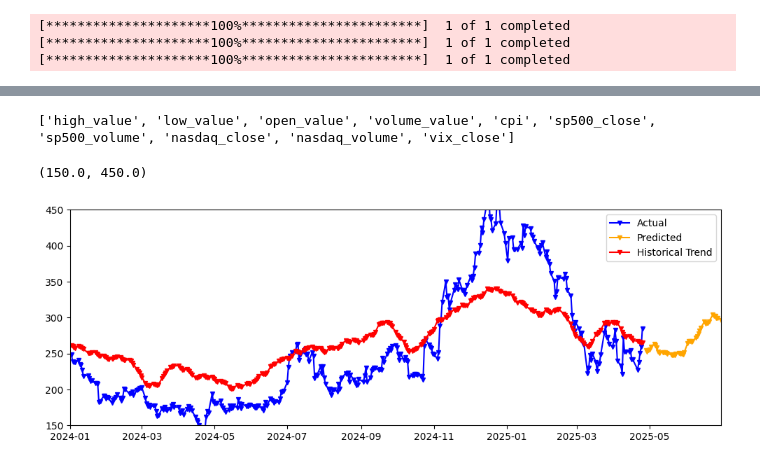
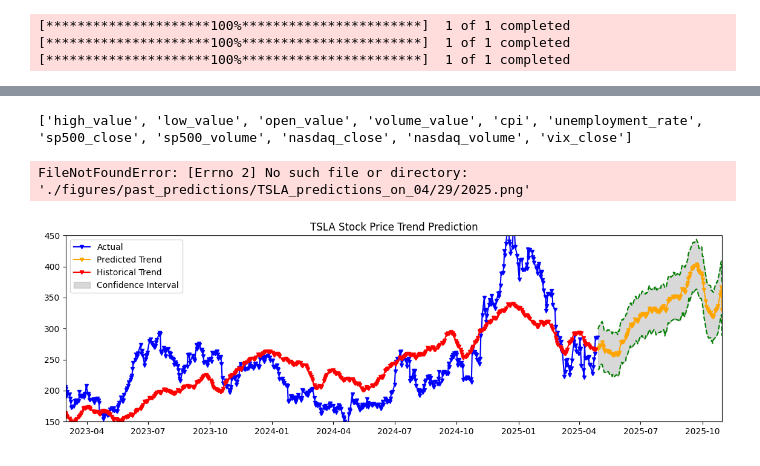
Before and after one commit to truongbnguyen88/stocks_forecasting, a Jupyter notebook: TSLA_forecasting_main.ipynb, the cells around one changed output, grey strips where cells are left out. Saved outputs shown, nothing was run; the diff lists cells and outputs as text; code cells hidden in the pictures.

Commit message:
update code: add unemployment rate and CPI data to strengthen forecasts

```diff
--- a/TSLA_forecasting_main.ipynb
+++ b/TSLA_forecasting_main.ipynb
@@ -23,9 +23,13 @@ with open('inputs.yml', 'r') as file:
 # Access specific inputs
 start_dt = inputs['params']['start_dt']
 split_dt = inputs['params']['split_dt']
+real_fc_start_dt = inputs['params']['real_fc_start_dt']
+real_fc_end_dt = inputs['params']['real_fc_end_dt']
 
 print(f"Start date: {start_dt}")
 print(f"Split date: {split_dt}")
+print(f"Real forecast start date: {real_fc_start_dt}")
+print(f"Real forecast end date: {real_fc_end_dt}")
 # %% [output]
 Start date: 2018-01-01
 Split date: 2025-03-01
@@ -253,6 +286,9 @@ df = df.merge(df_earnings, on='ds', how='left')
 df_cpi, exo_vars = get_fred_inflation_data(exo_vars, start_date=start_dt)
 df = df.merge(df_cpi, on='ds', how='left')
 
+df_unemployment, exo_vars = get_unemployment_rate_data(exo_vars, start_date=start_dt)
+df = df.merge(df_unemployment, on='ds', how='left')
+
 df_market_cols = df_market.columns.tolist()
 df_market_cols.remove('ds')  # Remove 'ds' from the list of market columns
 exo_vars.extend(df_market_cols)
@@ -515,5 +567,7 @@ def generate_forecasts_for_future_dates(df_in, exo_vars, start_fc_date=None, end
 
     return df_exo_vars_forecast
 
-df_exo_vars_forecast = generate_forecasts_for_future_dates(df_residuals, exo_vars, start_fc_date='2025-04-26', end_fc_date='2025-06-30')
+df_exo_vars_forecast = generate_forecasts_for_future_dates(df_residuals, exo_vars,
+                                                           start_fc_date=real_fc_start_dt,
+                                                           end_fc_date=real_fc_end_dt)
 # %% [output]
@@ -580,32 +614,45 @@ def predict_with_unk_future_exo_vars(df_exo_vars_forecast_in,
 
     forecast['residuals'] = xgb_model.predict(X_test)
     # combine predictions
-    forecast['preds'] = forecast['yhat'] + forecast['residuals']
-    forecast = forecast[['ds', 'yhat', 'residuals', 'preds']].copy(deep=True)
+    forecast['preds']       = forecast['yhat'] + forecast['residuals']
+    forecast['preds_upper'] = forecast['yhat_upper'] + forecast['residuals']
+    forecast['preds_lower'] = forecast['yhat_lower'] + forecast['residuals']
+    forecast = forecast[['ds', 'yhat', 'residuals', 'preds', 'preds_upper', 'preds_lower']].copy(deep=True)
 
     return forecast, forecast_historical[['ds', 'yhat']]
 
 df_results, forecast_historical = predict_with_unk_future_exo_vars(
                                         df_exo_vars_forecast,
                                         prophet_model, xgb_model, exo_vars, eps_cols,
-                                        start_fc_dt='2025-04-26',
-                                        end_fc_dt='2025-06-30',
+                                        start_fc_dt=real_fc_start_dt,
+                                        end_fc_dt=real_fc_end_dt,
                                     )
 # %% [output]
-['high_value', 'low_value', 'open_value', 'volume_value', 'cpi', 'sp500_close', 'sp500_volume', 'nasdaq_close', 'nasdaq_volume', 'vix_close']
+['high_value', 'low_value', 'open_value', 'volume_value', 'cpi', 'unemployment_rate', 'sp500_close', 'sp500_volume', 'nasdaq_close', 'nasdaq_volume', 'vix_close']
 # %%
 df1 = forecast_historical.copy(deep=True)
 df1.rename(columns={'yhat': 'preds'}, inplace=True)
 df1 = pd.concat([df1, df_results], axis=0, ignore_index=True)
 df1   = df1[df1['ds'] < '2025-04-26'].copy(deep=True)
 
-fig, ax = plt.subplots(figsize=(12, 4))
-plt.plot(df['ds'],         df['y'],             label='Actual', color='blue', marker='v', markersize=5)
-plt.plot(df_results['ds'], df_results['preds'], label='Predicted',  color='orange', marker='v', markersize=5)
-plt.plot(df1['ds'], df1['preds'], label='Historical Trend',  color='red', marker='v', markersize=5)
+fig, ax = plt.subplots(figsize=(14, 4))
+plt.plot(df['ds'],         df['y'],             label='Actual',           color='blue', marker='v', markersize=5)
+plt.plot(df_results['ds'], df_results['preds'], label='Predicted Trend',  color='orange', marker='v', markersize=5)
+plt.plot(df1['ds'],        df1['preds'],        label='Historical Trend', color='red', marker='v', markersize=5)
+# Plot preds_upper and preds_lower
+plt.plot(df_results['ds'], df_results['preds_upper'], color='green', linestyle='--')
+plt.plot(df_results['ds'], df_results['preds_lower'], color='green', linestyle='--')
+
+# Shade the region between preds_upper and preds_lower
+plt.fill_between(df_results['ds'], df_results['preds_upper'], df_results['preds_lower'], color='gray', alpha=0.3, label='Confidence Interval')
+plt.title('TSLA Stock Price Trend Prediction')
 plt.legend()
-plt.xlim(pd.to_datetime('2024-01-01'), pd.to_datetime('2025-06-30'))
+plt.xlim(pd.to_datetime('2023-03-01'), pd.to_datetime(real_fc_end_dt))
 plt.ylim([150, 450])
+
+# Save the plot
+# Ensure the directory exists
+fig.savefig('./figures/past_predictions/TSLA_predictions_on_04/29/2025.png', dpi=300, bbox_inches='tight')
 # %% [output]
-(150.0, 450.0)
+FileNotFoundError: [Errno 2] No such file or directory: './figures/past_predictions/TSLA_predictions_on_04/29/2025.png'
-[figure, old version]
+[figure, new version]
```
Also changed, not shown: parts of 17 cells of this notebook, 1 other file.
